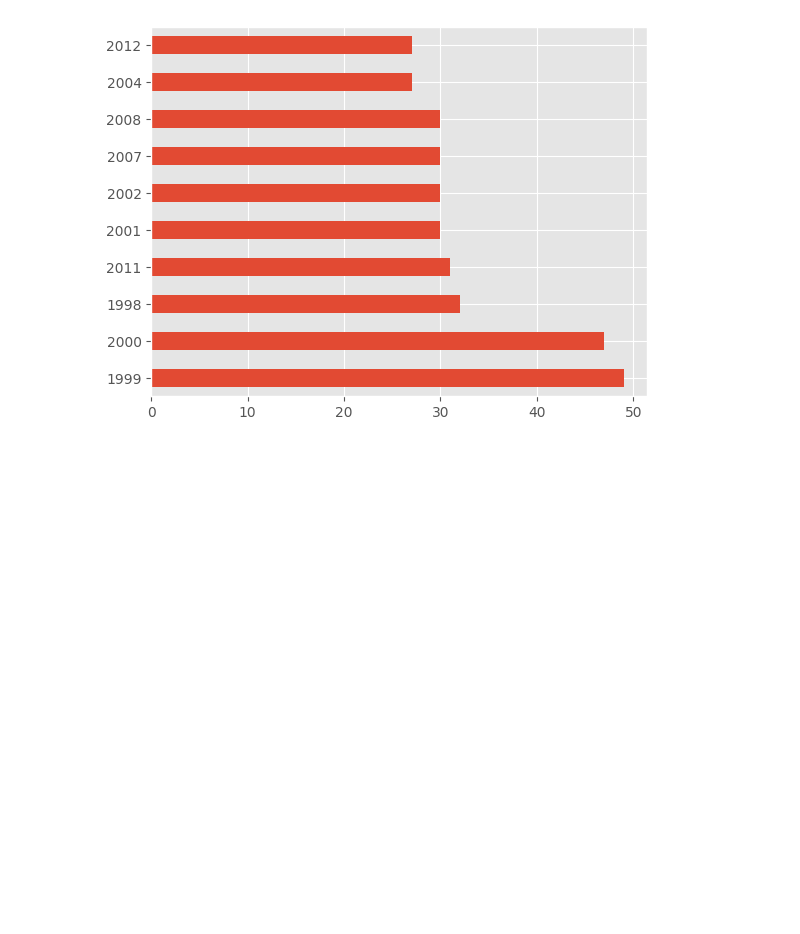
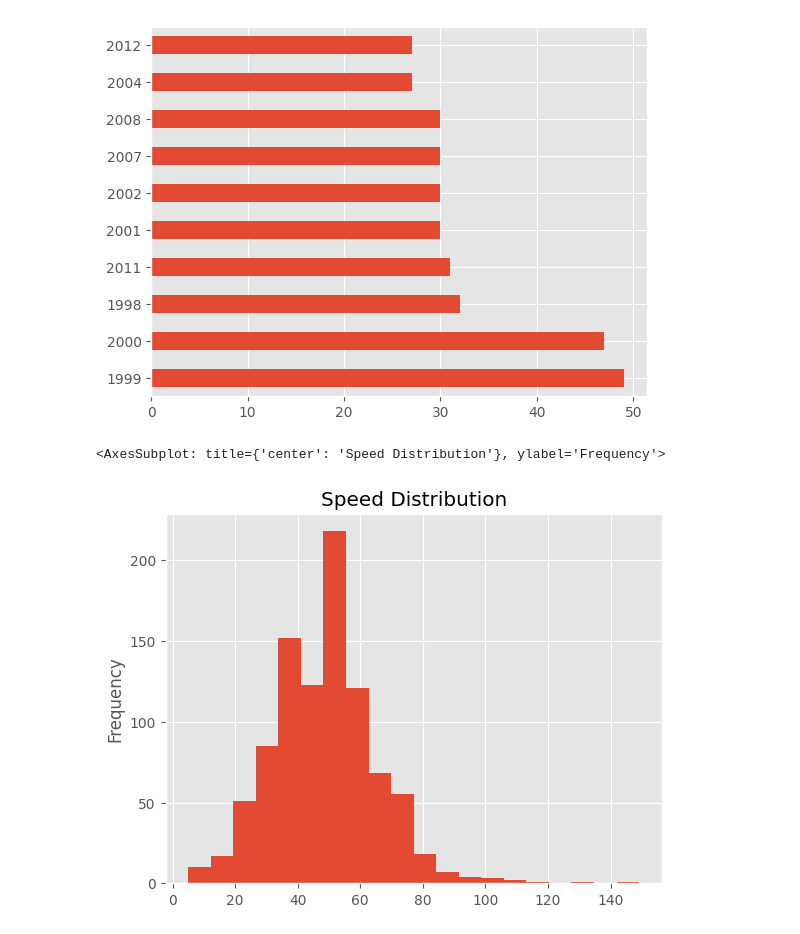
Before and after one commit to Darklaneanjana/ML_DL, a Jupyter notebook: learn/Exploratory Data Analysis/Exploratory_Data_Analysis.ipynb, the cells around one changed output. Cells and saved outputs as stored; diff of their text form; code cells hidden in the pictures; blank space fills up the shorter version.

```diff
--- a/learn/Exploratory Data Analysis/Exploratory_Data_Analysis.ipynb
+++ b/learn/Exploratory Data Analysis/Exploratory_Data_Analysis.ipynb
@@ -134,3 +135,8 @@ df['Year_Introduced'].value_counts().head(10).plot(kind= 'barh', title='Top Year
 # %% [output]
 <AxesSubplot: >
 [figure]
+# %%
+df['Speed'].plot(kind='hist', bins = 20, title='Speed Distribution')
+# %% [output]
+<AxesSubplot: title={'center': 'Speed Distribution'}, ylabel='Frequency'>
+[figure, added]
```
Also changed, not shown: parts of 8 cells of this notebook.
